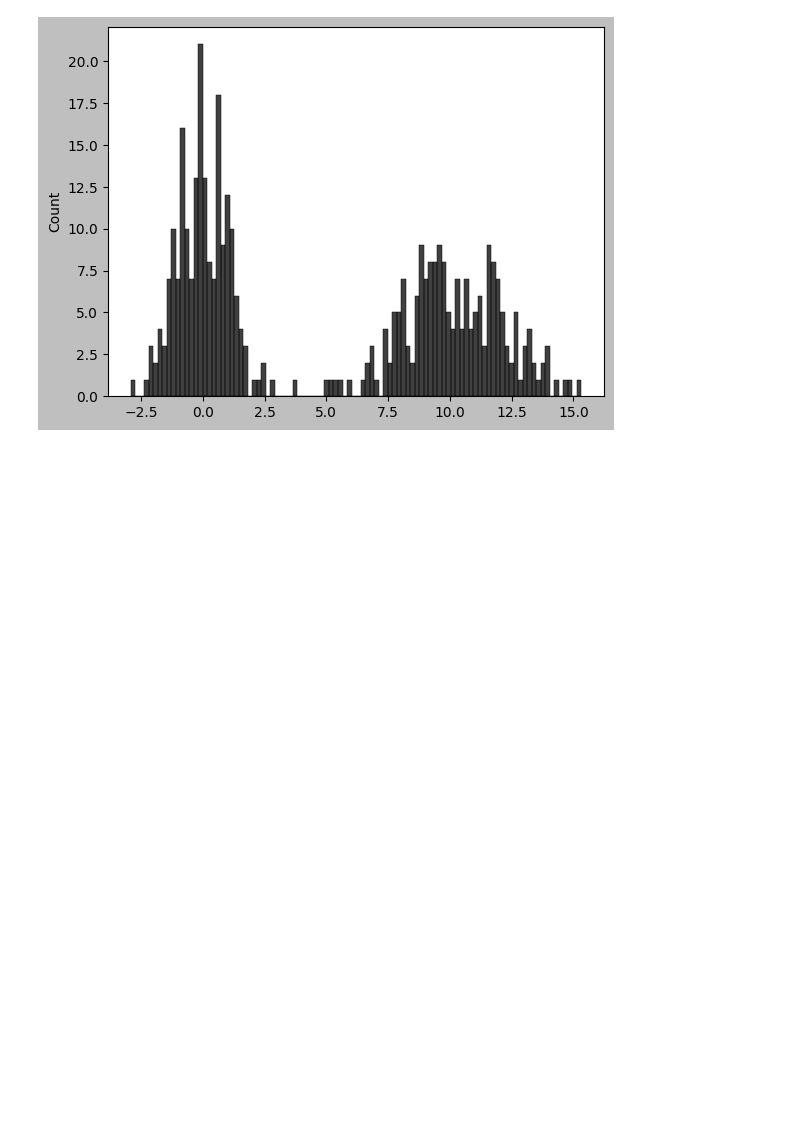
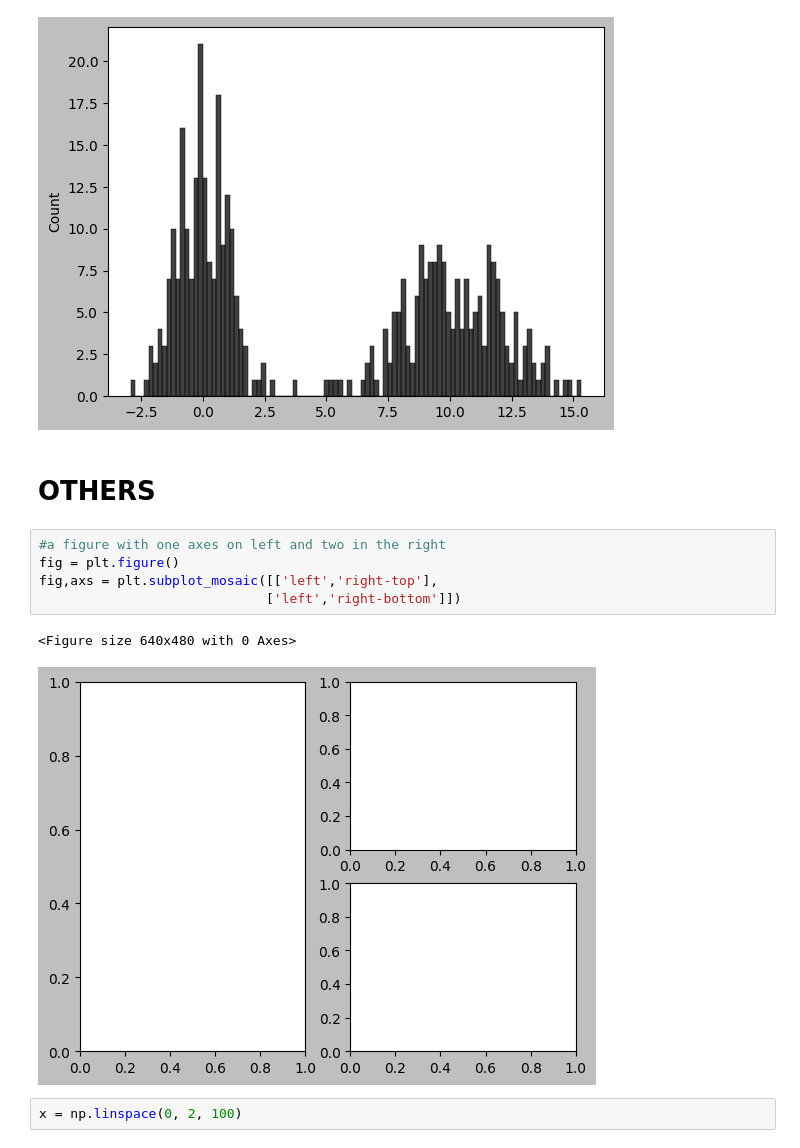
Before and after one commit to Larry122445/ML-DL, a Jupyter notebook: Libraries/REVISE_MATPLOTLIB.ipynb, the cells around one changed output. Cells and saved outputs as stored; diff of their text form; blank space fills up the shorter version.

```diff
--- a/Libraries/REVISE_MATPLOTLIB.ipynb
+++ b/Libraries/REVISE_MATPLOTLIB.ipynb
@@ -198,3 +198,15 @@ sn.histplot(values, bins=100, color="black")
 # %% [output]
 <Axes: ylabel='Count'>
 [figure]
+# %% [markdown]
+# OTHERS
+# %%
+#a figure with one axes on left and two in the right
+fig = plt.figure()
+fig,axs = plt.subplot_mosaic([['left','right-top'],
+                             ['left','right-bottom']])
+# %% [output]
+<Figure size 640x480 with 0 Axes>
+[figure, added]
+# %%
+x = np.linspace(0, 2, 100)
```
Also changed, not shown: parts of 8 cells of this notebook.
